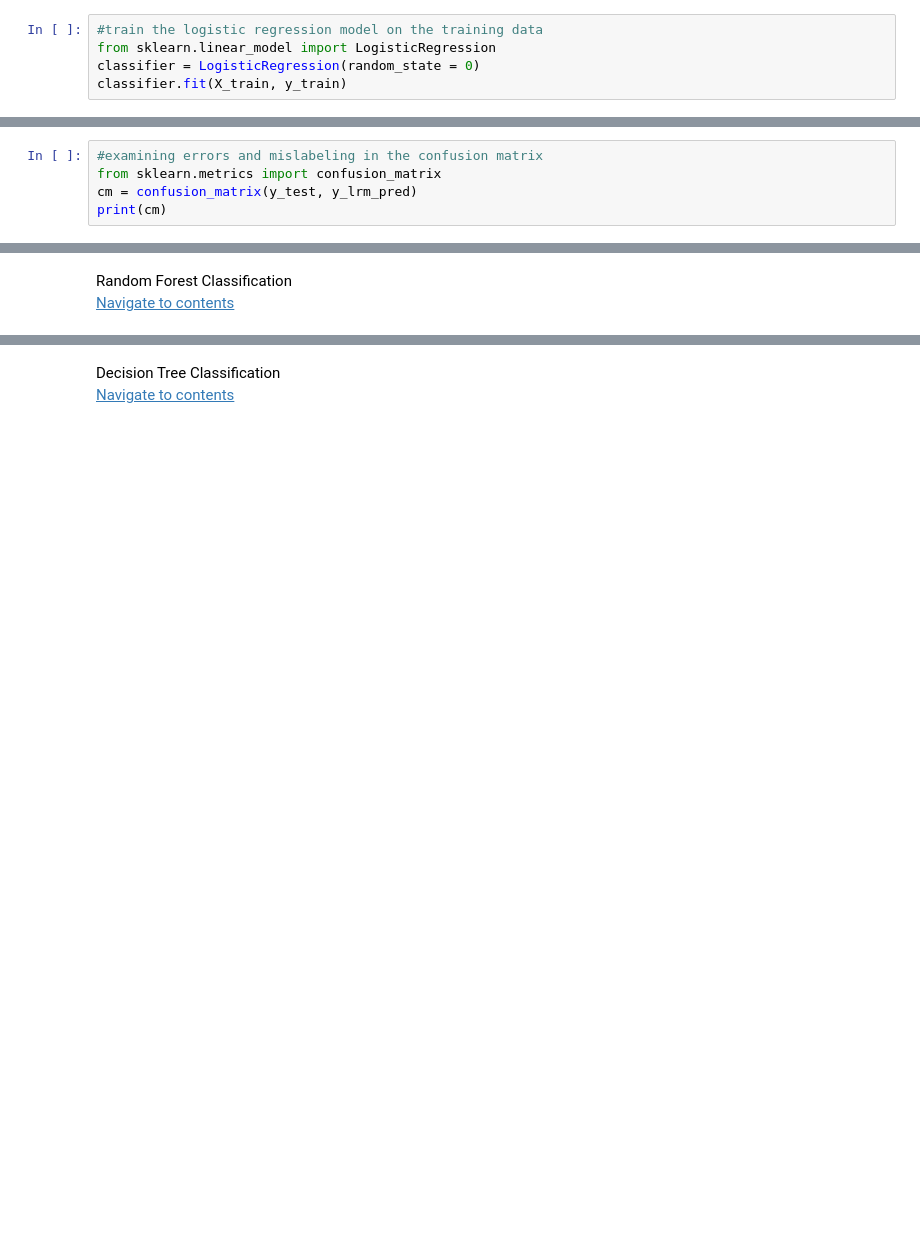
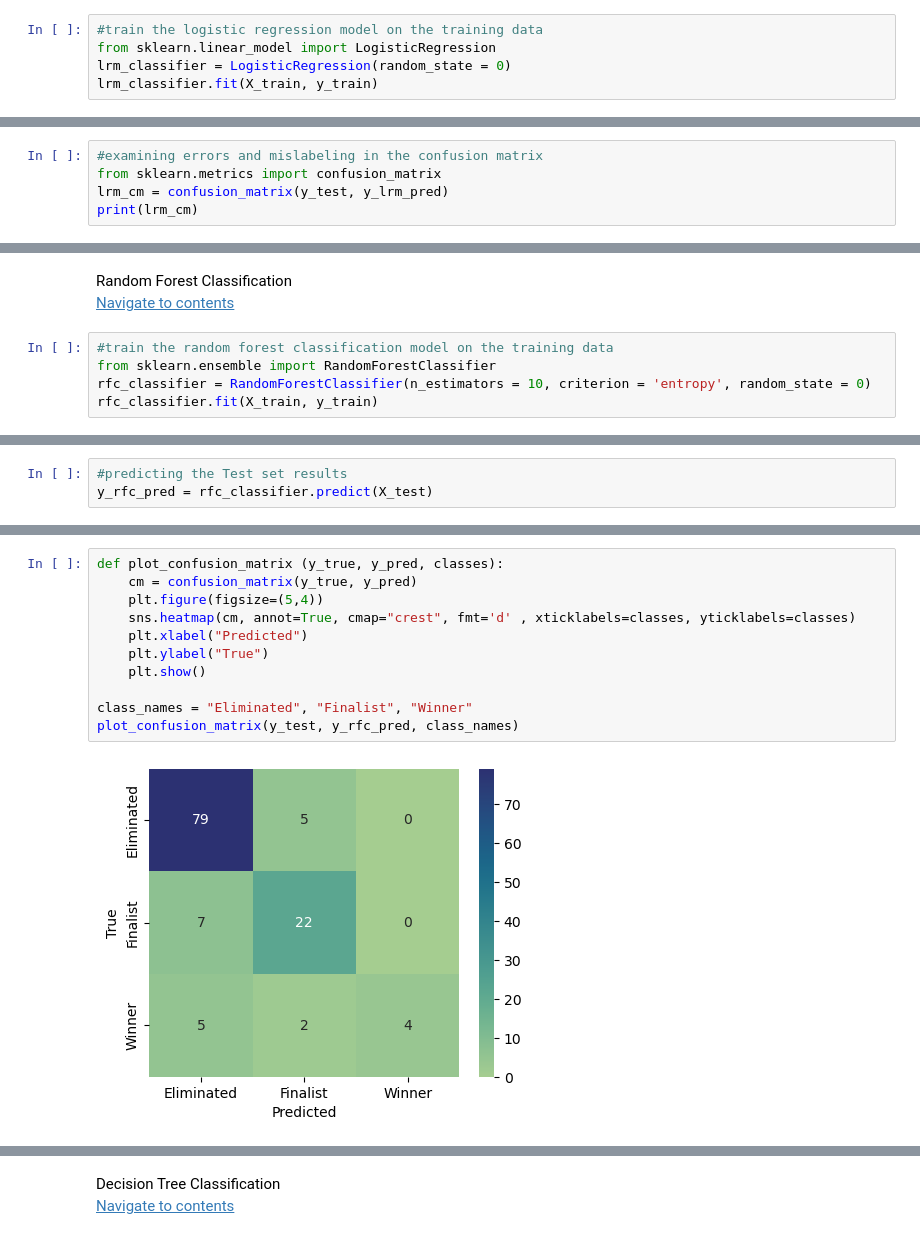
Before and after one commit to NilArj/drag_show, a Jupyter notebook: drag_show.ipynb, the cells around one changed output, grey strips where cells are left out. Saved outputs shown, nothing was run; the diff lists cells and outputs as text; blank space fills up the shorter version.

```diff
--- a/drag_show.ipynb
+++ b/drag_show.ipynb
@@ -294,8 +301,8 @@ Logistic Regression Model
 # %%
 #train the logistic regression model on the training data
 from sklearn.linear_model import LogisticRegression
-classifier = LogisticRegression(random_state = 0)
-classifier.fit(X_train, y_train)
+lrm_classifier = LogisticRegression(random_state = 0)
+lrm_classifier.fit(X_train, y_train)
 # %% [output]
 LogisticRegression(random_state=0)
 # %%
@@ -311,6 +318,6 @@ print(ac_sc)
 # %%
 #examining errors and mislabeling in the confusion matrix
 from sklearn.metrics import confusion_matrix
-cm = confusion_matrix(y_test, y_lrm_pred)
-print(cm)
+lrm_cm = confusion_matrix(y_test, y_lrm_pred)
+print(lrm_cm)
 # %% [output]
@@ -360,3 +358,8 @@ weighted avg   0.693294  0.766129  0.727473  124.000000
 Random Forest Classification
 <br>
 <a href="#table_of_contents">Navigate to contents</a>
+# %%
+#train the random forest classification model on the training data
+from sklearn.ensemble import RandomForestClassifier
+rfc_classifier = RandomForestClassifier(n_estimators = 10, criterion = 'entropy', random_state = 0)
+rfc_classifier.fit(X_train, y_train)
@@ -362,0 +368,3 @@ Random Forest Classification
+# %%
+#predicting the Test set results
+y_rfc_pred = rfc_classifier.predict(X_test)
@@ -362,0 +385,13 @@ Random Forest Classification
+# %%
+def plot_confusion_matrix (y_true, y_pred, classes):
+    cm = confusion_matrix(y_true, y_pred)
+    plt.figure(figsize=(5,4))
+    sns.heatmap(cm, annot=True, cmap="crest", fmt='d' , xticklabels=classes, yticklabels=classes)
+    plt.xlabel("Predicted")
+    plt.ylabel("True")
+    plt.show()
+
+class_names = "Eliminated", "Finalist", "Winner"
+plot_confusion_matrix(y_test, y_rfc_pred, class_names)
+# %% [output]
+[figure, added]
```
Also changed, not shown: parts of 21 cells of this notebook.
